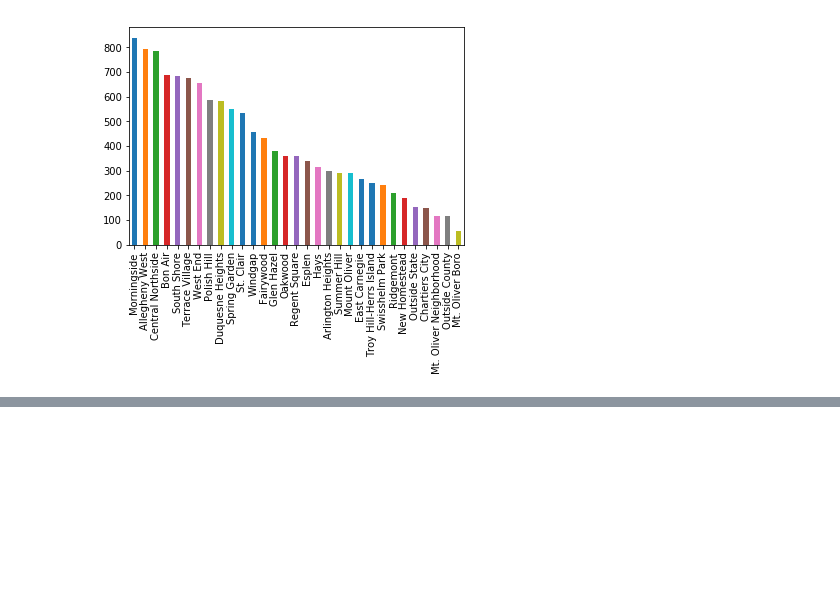
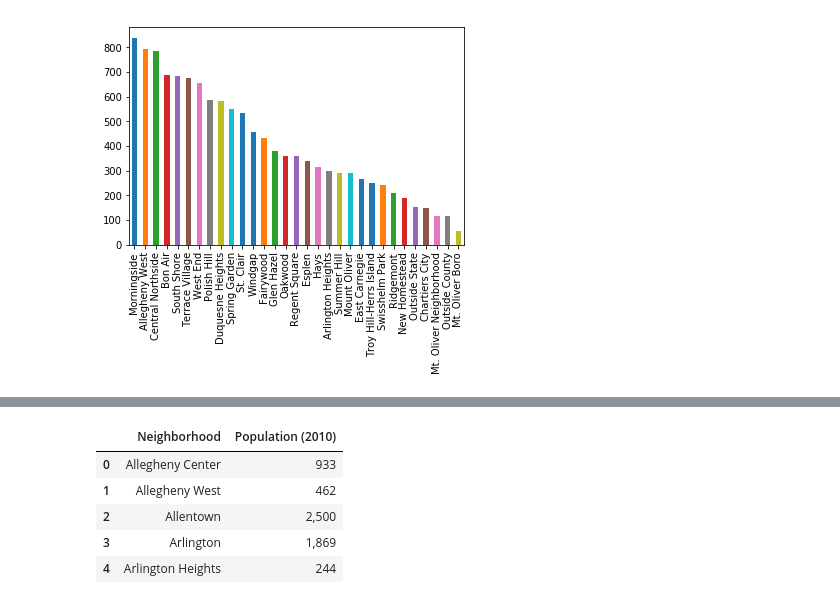
Before and after one commit to dcipicchio/CMPINF-group-8-final-project, a Jupyter notebook: Crimes_by_Neighborhood.ipynb, the cells around one changed output, grey strips where cells are left out. Cells and saved outputs as stored; diff of their text form; code cells hidden in the pictures; blank space fills up the shorter version.

```diff
--- a/Crimes_by_Neighborhood.ipynb
+++ b/Crimes_by_Neighborhood.ipynb
@@ -72,0 +58,11 @@ Name: INCIDENTHIERARCHYDESC, Length: 291, dtype: int64
+# %%
+population = pd.read_csv("population_data.csv")
+pops = population.loc[:, ['Neighborhood','Population (2010)']]
+pops.head()
+# %% [output]
+|  | Neighborhood | Population (2010) |
+| 0 | Allegheny Center | 933 |
+| 1 | Allegheny West | 462 |
+| 2 | Allentown | 2,500 |
+| 3 | Arlington | 1,869 |
+| 4 | Arlington Heights | 244 |
```
Also changed, not shown: parts of 4 cells of this notebook.
